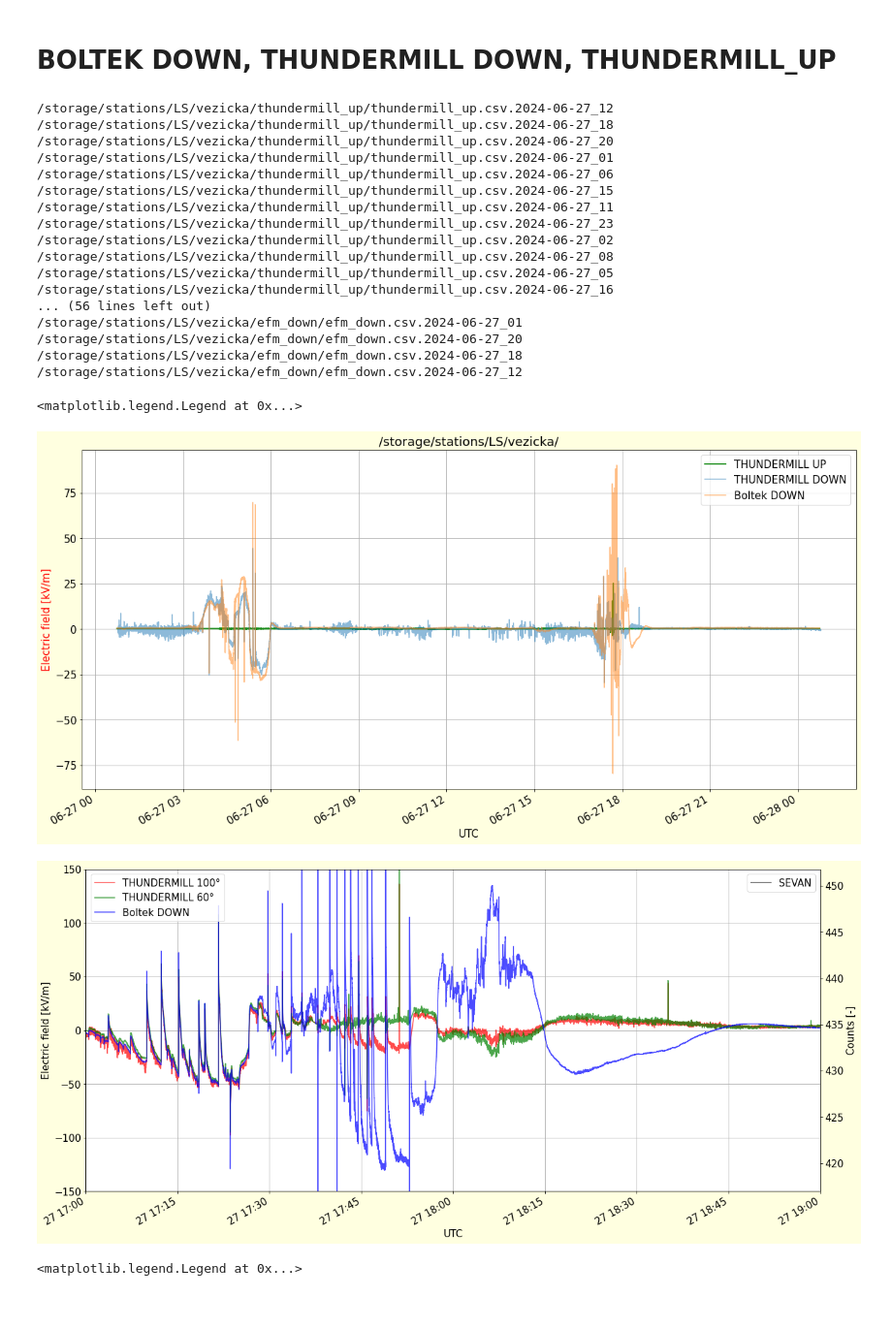
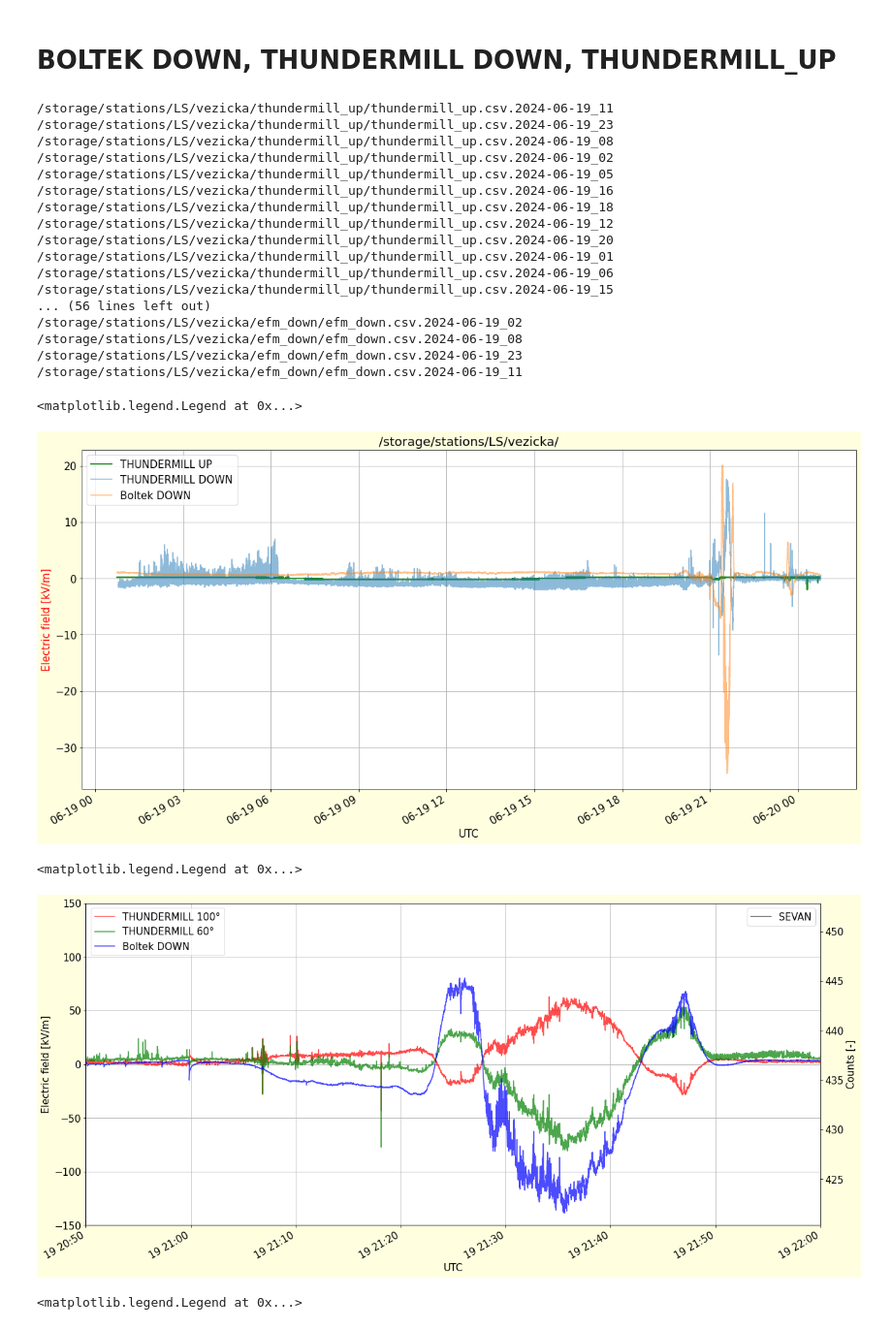
Before and after one commit to ODZ-UJF-AV-CR/Paper-AtmoHEAD2024, a Jupyter notebook: EFM.ipynb, the cells around one changed output. Shown at 97% size. Drawn from its saved outputs; the diff is of its cells as text; code cells hidden in the pictures.

```diff
--- a/EFM.ipynb
+++ b/EFM.ipynb
@@ -1164,6 +1165,7 @@ selection = '2024-06-28_*' # Nekolik TGF za sebou
 #selection = '2024-05-14_*'
 selection = '2024-06-27_*'
 #selection = '2024-07-01_*'
+selection = '2024-06-19_*'
 
 ftt = glob.iglob(fto+"/**/thundermill_up.csv."+selection) # generator, search immediate subdirectories
 
@@ -1289,25 +1291,25 @@ plt.xlabel('UTC')
 
 plt.legend()
 # %% [output]
-/storage/stations/LS/vezicka/thundermill_up/thundermill_up.csv.2024-06-27_12
-/storage/stations/LS/vezicka/thundermill_up/thundermill_up.csv.2024-06-27_18
-/storage/stations/LS/vezicka/thundermill_up/thundermill_up.csv.2024-06-27_20
-/storage/stations/LS/vezicka/thundermill_up/thundermill_up.csv.2024-06-27_01
-/storage/stations/LS/vezicka/thundermill_up/thundermill_up.csv.2024-06-27_06
-/storage/stations/LS/vezicka/thundermill_up/thundermill_up.csv.2024-06-27_15
-/storage/stations/LS/vezicka/thundermill_up/thundermill_up.csv.2024-06-27_11
-/storage/stations/LS/vezicka/thundermill_up/thundermill_up.csv.2024-06-27_23
-/storage/stations/LS/vezicka/thundermill_up/thundermill_up.csv.2024-06-27_02
-/storage/stations/LS/vezicka/thundermill_up/thundermill_up.csv.2024-06-27_08
-/storage/stations/LS/vezicka/thundermill_up/thundermill_up.csv.2024-06-27_05
-/storage/stations/LS/vezicka/thundermill_up/thundermill_up.csv.2024-06-27_16
+/storage/stations/LS/vezicka/thundermill_up/thundermill_up.csv.2024-06-19_11
+/storage/stations/LS/vezicka/thundermill_up/thundermill_up.csv.2024-06-19_23
+/storage/stations/LS/vezicka/thundermill_up/thundermill_up.csv.2024-06-19_08
+/storage/stations/LS/vezicka/thundermill_up/thundermill_up.csv.2024-06-19_02
+/storage/stations/LS/vezicka/thundermill_up/thundermill_up.csv.2024-06-19_05
+/storage/stations/LS/vezicka/thundermill_up/thundermill_up.csv.2024-06-19_16
+/storage/stations/LS/vezicka/thundermill_up/thundermill_up.csv.2024-06-19_18
+/storage/stations/LS/vezicka/thundermill_up/thundermill_up.csv.2024-06-19_12
+/storage/stations/LS/vezicka/thundermill_up/thundermill_up.csv.2024-06-19_20
+/storage/stations/LS/vezicka/thundermill_up/thundermill_up.csv.2024-06-19_01
+/storage/stations/LS/vezicka/thundermill_up/thundermill_up.csv.2024-06-19_06
+/storage/stations/LS/vezicka/thundermill_up/thundermill_up.csv.2024-06-19_15
 ... (56 lines left out)
-/storage/stations/LS/vezicka/efm_down/efm_down.csv.2024-06-27_01
-/storage/stations/LS/vezicka/efm_down/efm_down.csv.2024-06-27_20
-/storage/stations/LS/vezicka/efm_down/efm_down.csv.2024-06-27_18
-/storage/stations/LS/vezicka/efm_down/efm_down.csv.2024-06-27_12
+/storage/stations/LS/vezicka/efm_down/efm_down.csv.2024-06-19_02
+/storage/stations/LS/vezicka/efm_down/efm_down.csv.2024-06-19_08
+/storage/stations/LS/vezicka/efm_down/efm_down.csv.2024-06-19_23
+/storage/stations/LS/vezicka/efm_down/efm_down.csv.2024-06-19_11
 <matplotlib.legend.Legend at 0x...>
-[figure, old version]
+[figure, new version]
 # %%
 plt.figure(figsize=(20,10), facecolor='lightyellow')
 matplotlib.rcParams.update({'font.size': 15})
@@ -1323,35 +1325,38 @@ color = 'green'
 factor = 3.4 # kV/m . DIV
 plt.plot((dftd['field2']*factor+3), label=label, color=color, alpha=0.7)
 
 label = 'Boltek DOWN'
 color = 'blue'
 factor = 4
 
 (dfbd['field']*factor).plot(label=label, color=color, alpha=0.7)
 plt.ylabel('Electric field [kV/m]')
 
 plt.grid()
 plt.xlabel('UTC')
 
 #plt.plot(dfs[3], alpha=0.5, color='green', label='Boltek')
 plt.ylim(-150,150)
 
+plt.xlim('2024-06-19 20:50','2024-6-19 22:00')
 #plt.xlim('2024-06-27 03:10','2024-6-27 06:20')
-plt.xlim('2024-06-27 17:00','2024-6-27 19:00')
+#plt.xlim('2024-06-26 14:00','2024-6-26 17:00')
+#plt.xlim('2024-06-27 17:00','2024-6-27 19:00')
 #plt.xlim('2024-05-11 14:30','2024-5-11 16:30')
 #plt.xlim('2024-07-1 9:00','2024-7-1 10:35')
 plt.legend(loc=2)
 
 plt.twinx()
 
 plt.plot(dfs[2], color='black', lw=2, alpha=0.5, drawstyle='steps-mid', label='SEVAN')
 plt.ylabel('Counts [-]')
 plt.legend(loc=1)
 
 #dfbd.to_csv('b20240627.csv')
 #dftd.to_csv('t20240627.csv')
 # %% [output]
+<matplotlib.legend.Legend at 0x...>
-[figure, old version]
+[figure, new version]
 # %%
 plt.figure(figsize=(20,10), facecolor='lightyellow')
 matplotlib.rcParams.update({'font.size': 15})
```
Also changed, not shown: parts of 10 cells of this notebook.
